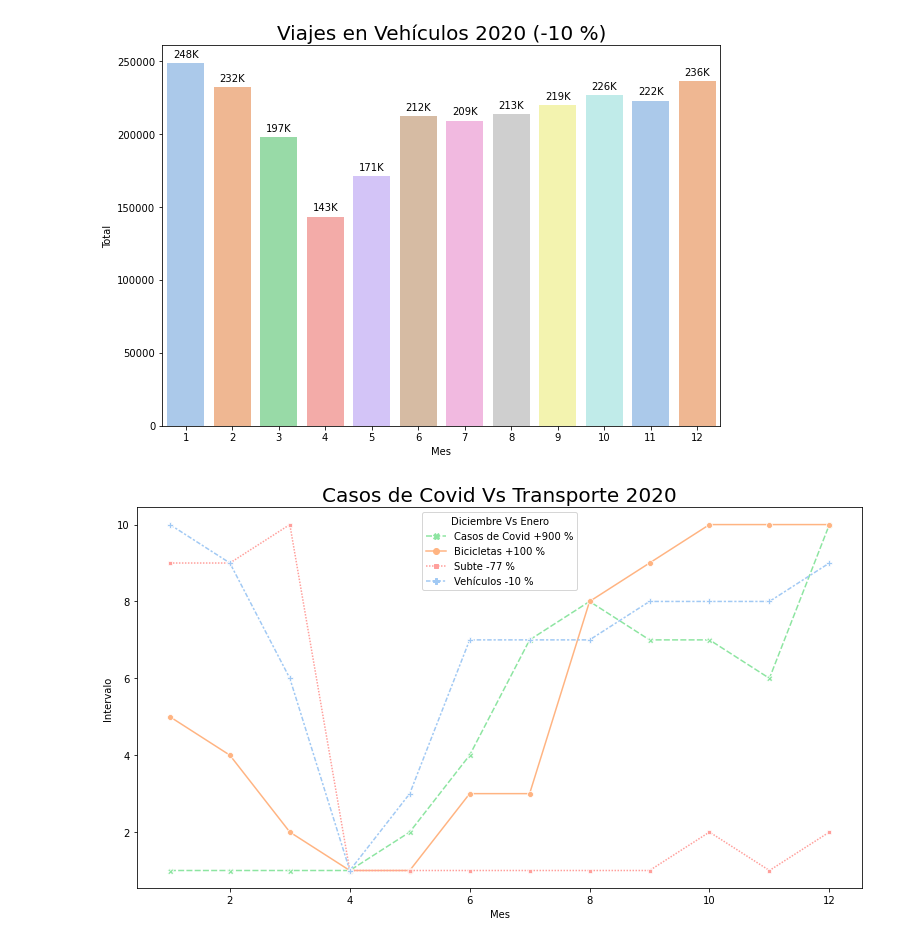
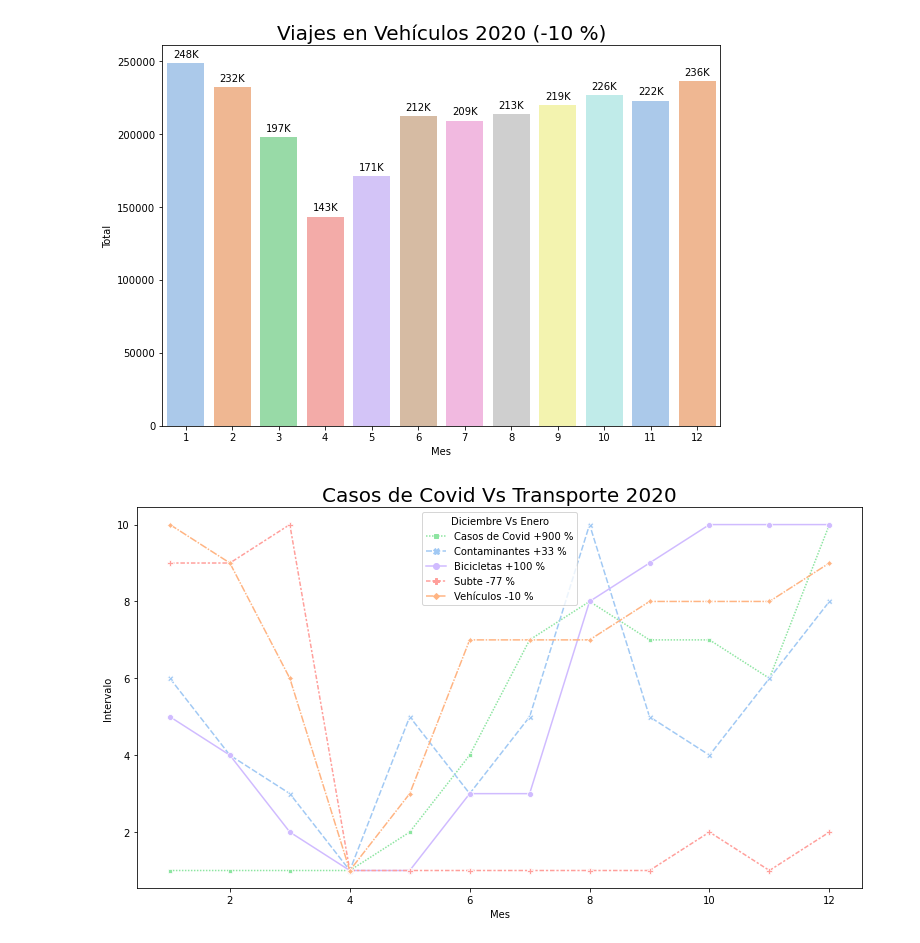
Before and after one commit to fernandorgonzalez/cursos-eant-python_data_analytics-proyecto, a Jupyter notebook: pda-lm-n-294-1.ipynb, the cells around one changed output. Drawn from its saved outputs; the diff is of its cells as text; code cells hidden in the pictures.

```diff
--- a/pda-lm-n-294-1.ipynb
+++ b/pda-lm-n-294-1.ipynb
@@ -13,10 +14,10 @@ input_sheet_name_bicicletas = "bicicletas"
 input_file_name_covid = "https://github.com/fernandorgonzalez/cursos-eant-python_data_analytics-proyecto/blob/main/covid.xlsx?raw=true"
 input_sheet_name_covid = "covid"
 # %%
-input_file_name_subte = "subte.xlsx"
+input_file_name_subte = "https://github.com/fernandorgonzalez/cursos-eant-python_data_analytics-proyecto/blob/main/subte.xlsx?raw=true"
 input_sheet_name_subte = "subte"
 # %%
-input_file_name_vehiculos = "vehiculos.xlsx"
+input_file_name_vehiculos = "https://github.com/fernandorgonzalez/cursos-eant-python_data_analytics-proyecto/blob/main/vehiculos.xlsx?raw=true"
 input_sheet_name_vehiculos = "vehiculos"
 # %%
 df_bicicletas = pd.read_excel(input_file_name_bicicletas, sheet_name = input_sheet_name_bicicletas)
@@ -35,3 +36,6 @@ df_bicicletas
 | 9 | 2020 | 10 | Bicicletas | 323130 | 10 | +100 % |
 | 10 | 2020 | 11 | Bicicletas | 332410 | 10 | +100 % |
 | 11 | 2020 | 12 | Bicicletas | 308087 | 10 | +100 % |
+# %%
+df_contaminantes = pd.read_excel(input_file_name_contaminantes, sheet_name = input_sheet_name_contaminantes)
+df_contaminantes
@@ -87,7 +105,7 @@ df_vehiculos
 | 10 | 2020 | 11 | Vehículos | 222866 | 8 | -10 % |
 | 11 | 2020 | 12 | Vehículos | 236303 | 9 | -10 % |
 # %%
-df = pd.concat([df_bicicletas,df_covid,df_subte,df_vehiculos])
+df = pd.concat([df_bicicletas,df_contaminantes,df_covid,df_subte,df_vehiculos])
 # %%
 df['Diciembre Vs Enero'] = df['TIPO'] + " " + df['DICIEMBRE_ENERO']
 df
@@ -235,17 +273,17 @@ plt.show()
 # %%
 plt.figure(figsize=(13,7))
 b = sns.lineplot(data = df,
             x = 'MES',
             y = 'INTERVALO',
             hue = 'Diciembre Vs Enero',
-            hue_order = ['Casos de Covid ' +  df_covid.iloc[0][5],'Bicicletas ' + df_bicicletas.iloc[0][5],'Subte ' + df_subte.iloc[0][5],'Vehículos ' + df_vehiculos.iloc[0][5]],
+            hue_order = ['Casos de Covid ' + df_covid.iloc[0][5], 'Contaminantes ' + df_contaminantes.iloc[0][5],'Bicicletas ' + df_bicicletas.iloc[0][5],'Subte ' + df_subte.iloc[0][5],'Vehículos ' + df_vehiculos.iloc[0][5]],
             style = 'Diciembre Vs Enero',
             markers=True,
             dashes=True,
             palette = paleta_transportes)
 plt.title("Casos de Covid Vs Transporte 2020", fontsize = 20)
 plt.xlabel('Mes')
 plt.ylabel('Intervalo')
 plt.show()
 # %% [output]
-[figure, old version]
+[figure, new version]
```
Also changed, not shown: parts of 6 cells of this notebook, 1 other file.
